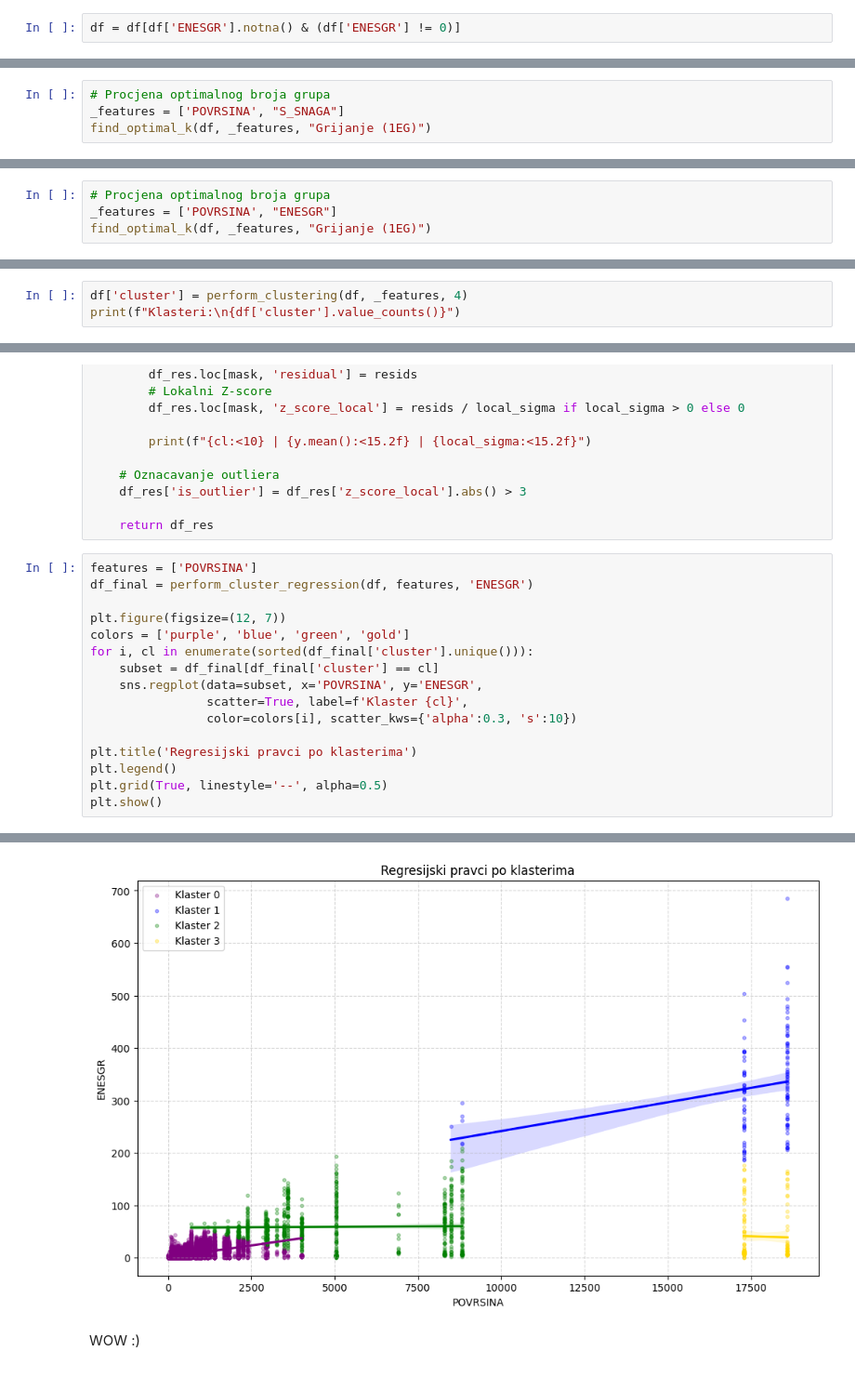
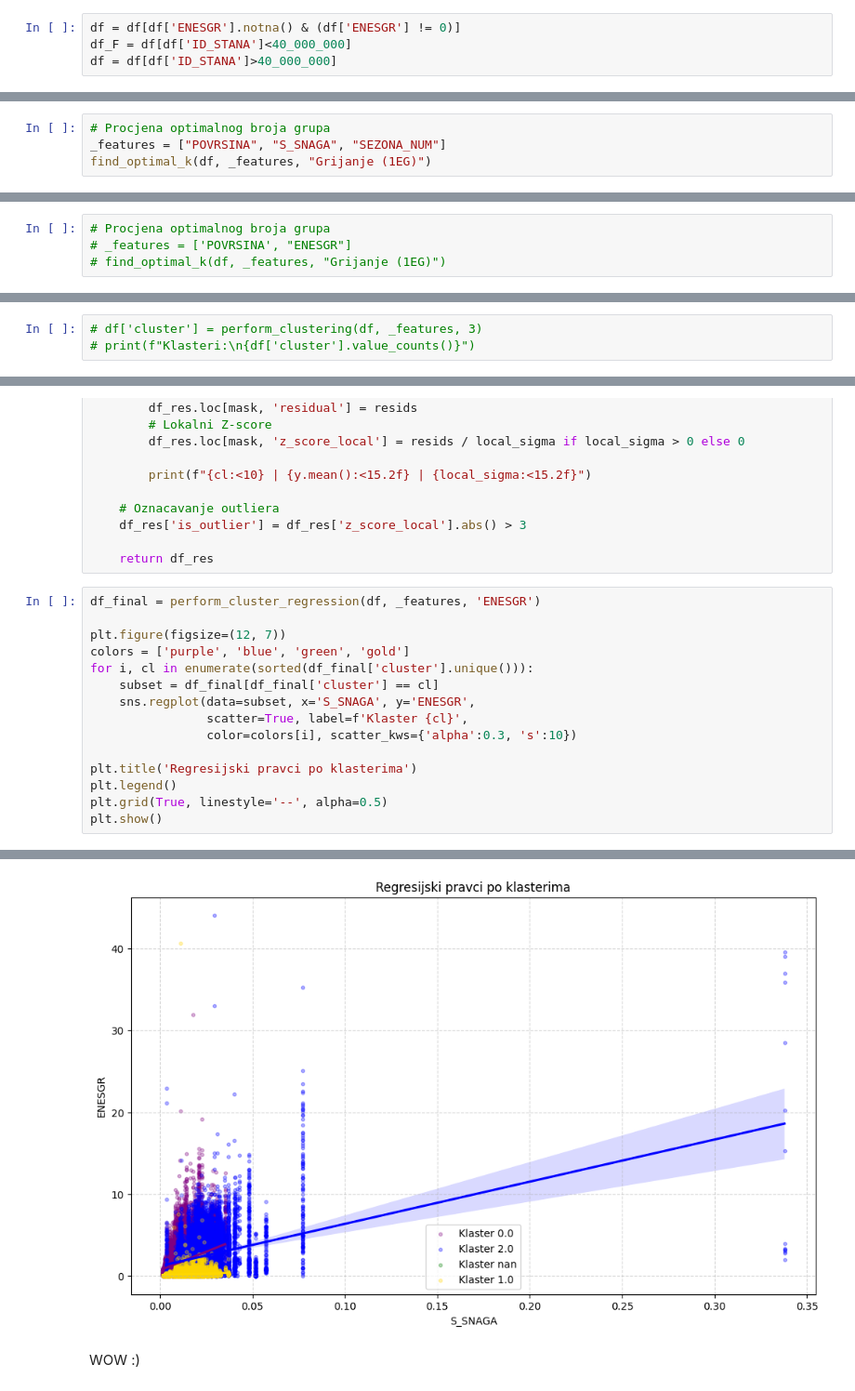
Before and after one commit to IvanDzanija/AnomalyDetection, a Jupyter notebook: notebooks/1EG.ipynb, the cells around one changed output, grey strips where cells are left out. Shown at 93% size. Cells and saved outputs as stored; diff of their text form.

```diff
--- a/notebooks/1EG.ipynb
+++ b/notebooks/1EG.ipynb
@@ -42,5 +94,7 @@ Ako je ENESGR jednako nula ili null to izbacujemo iz skupa
 # %%
 df = df[df['ENESGR'].notna() & (df['ENESGR'] != 0)]
+df_F = df[df['ID_STANA']<40_000_000]
+df = df[df['ID_STANA']>40_000_000]
 # %%
 df.info()
 # %% [output]
@@ -198,6 +277,6 @@ def find_optimal_k(data, features, title):
     plt.show()
 # %%
 # Procjena optimalnog broja grupa
-_features = ['POVRSINA', "S_SNAGA"]
+_features = ["POVRSINA", "S_SNAGA", "SEZONA_NUM"]
 find_optimal_k(df, _features, "Grijanje (1EG)")
 # %% [output]
@@ -392,4 +521,4 @@ Iako se ovakav pristup inace izbjegava, ovime bi mogli stvoriti "energetske razr
 # %%
 # Procjena optimalnog broja grupa
-_features = ['POVRSINA', "ENESGR"]
-find_optimal_k(df, _features, "Grijanje (1EG)")
+# _features = ['POVRSINA', "ENESGR"]
+# find_optimal_k(df, _features, "Grijanje (1EG)")
@@ -405,5 +525,5 @@ find_optimal_k(df, _features, "Grijanje (1EG)")
 # %% [markdown]
 Sada cemo uzeti 4 razreda.
 # %%
-df['cluster'] = perform_clustering(df, _features, 4)
-print(f"Klasteri:\n{df['cluster'].value_counts()}")
+# df['cluster'] = perform_clustering(df, _features, 3)
+# print(f"Klasteri:\n{df['cluster'].value_counts()}")
@@ -483,14 +585,13 @@ def perform_cluster_regression(df, features, target):
 
     return df_res
 # %%
-features = ['POVRSINA']
-df_final = perform_cluster_regression(df, features, 'ENESGR')
+df_final = perform_cluster_regression(df, _features, 'ENESGR')
 
 plt.figure(figsize=(12, 7))
 colors = ['purple', 'blue', 'green', 'gold']
 for i, cl in enumerate(sorted(df_final['cluster'].unique())):
     subset = df_final[df_final['cluster'] == cl]
-    sns.regplot(data=subset, x='POVRSINA', y='ENESGR',
+    sns.regplot(data=subset, x='S_SNAGA', y='ENESGR',
                 scatter=True, label=f'Klaster {cl}',
                 color=colors[i], scatter_kws={'alpha':0.3, 's':10})
 
@@ -508,4 +608,4 @@ Klaster    | Prosjek (kWh)   | Lokalna Sigma
-[figure, old version]
+[figure, new version]
 # %% [markdown]
 WOW :)
 # %%
```
Also changed, not shown: parts of 40 cells of this notebook.
